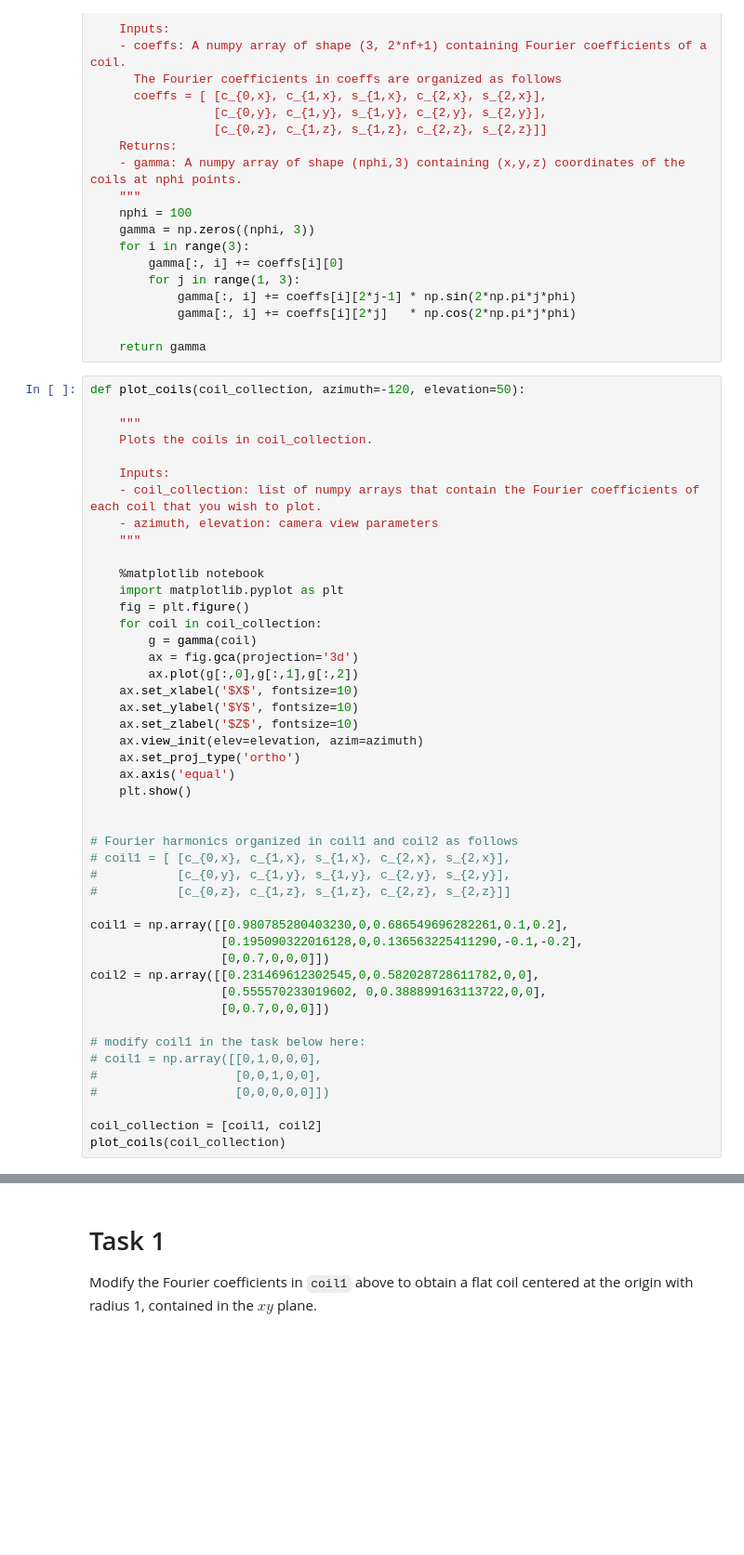
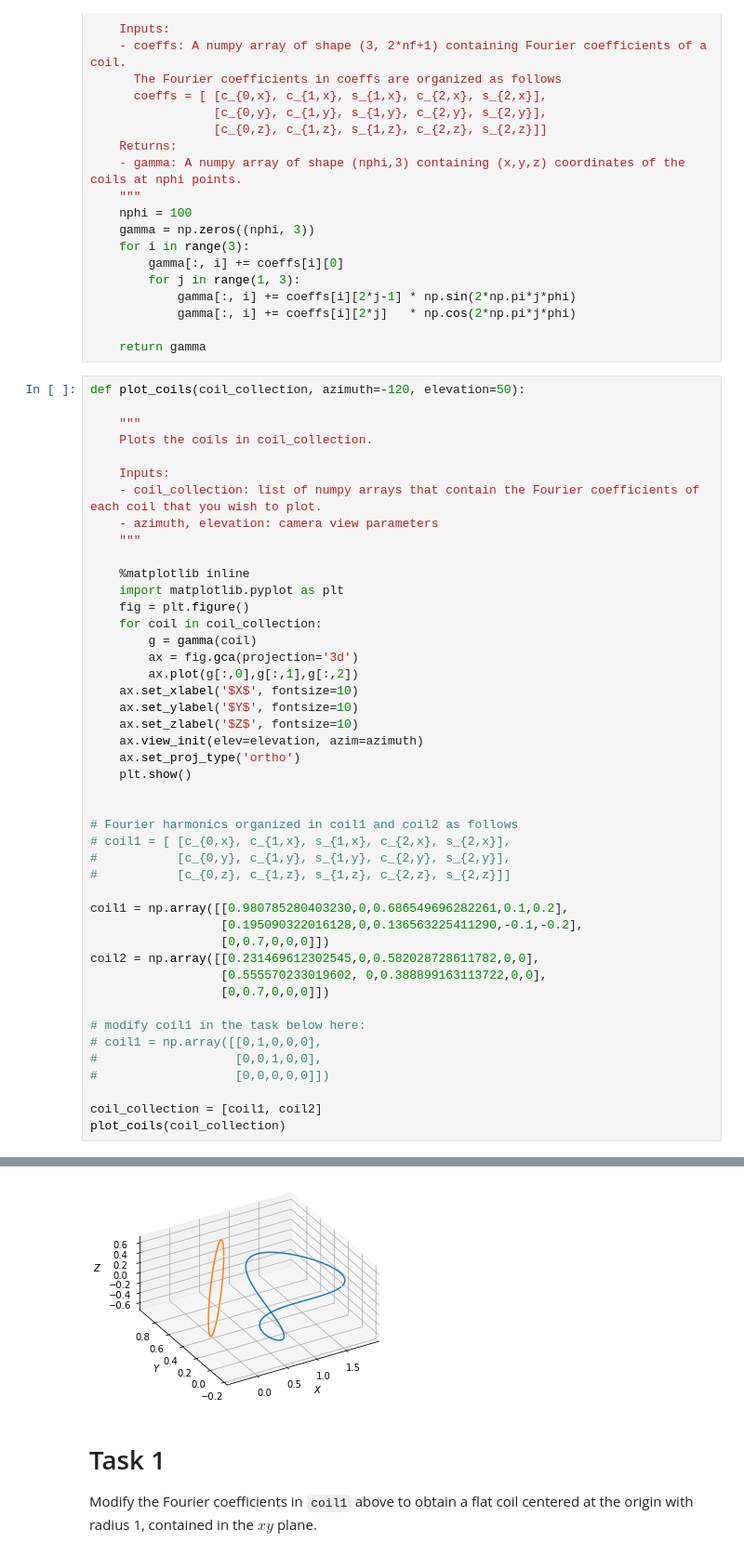
Before and after one commit to hiddenSymmetries/SummerSchool2020, a Jupyter notebook: Wednesday_VacuumOpt/constrained-opt-lab_00.ipynb, the cells around one changed output, grey strips where cells are left out. Shown at 93% size. Drawn from its saved outputs; the diff is of its cells as text; blank space fills up the shorter version.

```diff
--- a/Wednesday_VacuumOpt/constrained-opt-lab_00.ipynb
+++ b/Wednesday_VacuumOpt/constrained-opt-lab_00.ipynb
@@ -66,7 +66,7 @@ def plot_coils(coil_collection, azimuth=-120, elevation=50):
     - azimuth, elevation: camera view parameters
     """
 
-    %matplotlib notebook
+    %matplotlib inline
     import matplotlib.pyplot as plt
     fig = plt.figure()
     for coil in coil_collection:
@@ -78,7 +78,6 @@ def plot_coils(coil_collection, azimuth=-120, elevation=50):
     ax.set_zlabel('$Z$', fontsize=10)
     ax.view_init(elev=elevation, azim=azimuth)
     ax.set_proj_type('ortho')
-    ax.axis('equal')
     plt.show()
 
 
@@ -107,3 +104,4 @@ plot_coils(coil_collection)
+[figure, added]
 # %% [markdown]
 # Task 1
 
```
Also changed, not shown: parts of 5 cells of this notebook.
